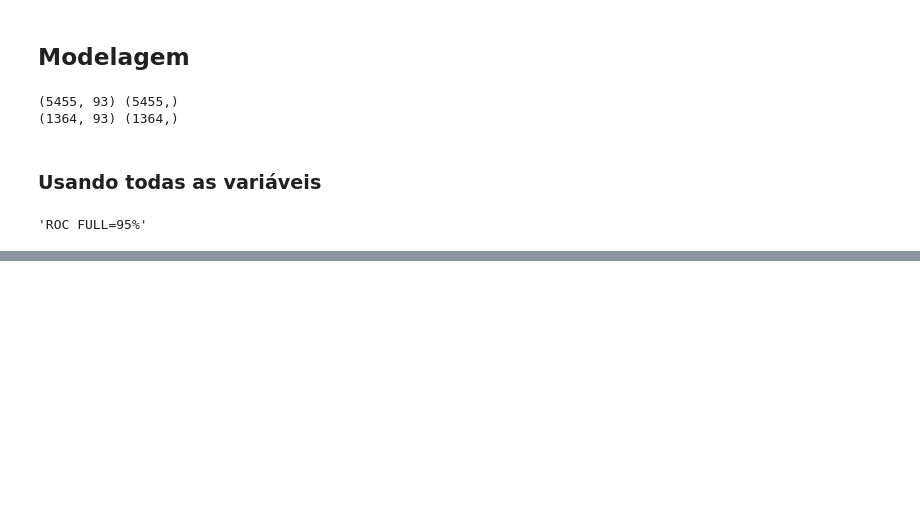
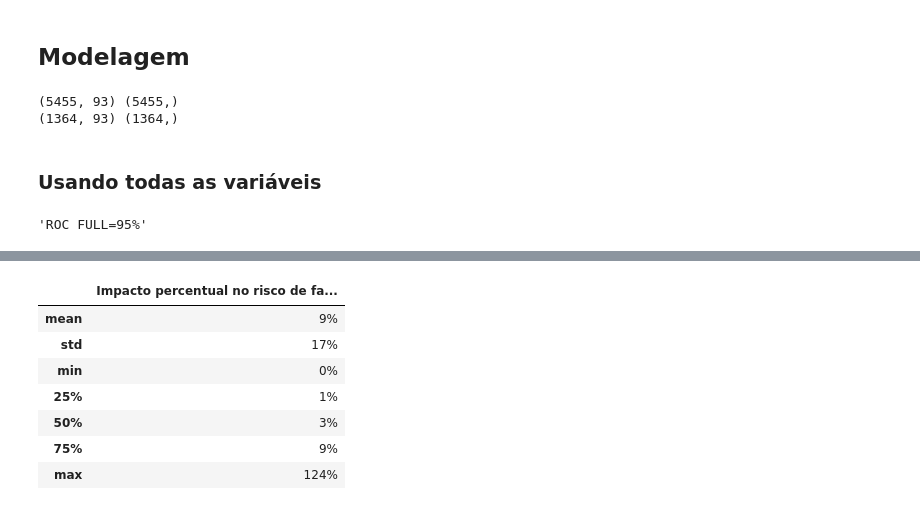
Before and after one commit to fabiogbaccarin/grupo-estudos-colinearidade, a Jupyter notebook: taiwan.ipynb, the cells around one changed output, grey strips where cells are left out. Cells and saved outputs as stored; diff of their text form; code cells hidden in the pictures; blank space fills up the shorter version.

```diff
--- a/taiwan.ipynb
+++ b/taiwan.ipynb
@@ -156,0 +212,3 @@ f"ROC FULL={roc_full:.0%}"
+# %%
+shaps_full = np.exp(shaps_full.abs().mean()).sub(1).mul(100)
+shaps_full.sort_values(ascending=False)
@@ -156,0 +228,16 @@ f"ROC FULL={roc_full:.0%}"
+# %%
+(
+    shaps_full.describe().iloc[1:]
+    .rename("Impacto percentual no risco de falência")
+    .to_frame()
+    .style.format("{:.0f}%")
+)
+# %% [output]
+|  | Impacto percentual no risco de fa... |
+| mean | 9% |
+| std | 17% |
+| min | 0% |
+| 25% | 1% |
+| 50% | 3% |
+| 75% | 9% |
+| max | 124% |
```
Also changed, not shown: parts of 23 cells of this notebook.
